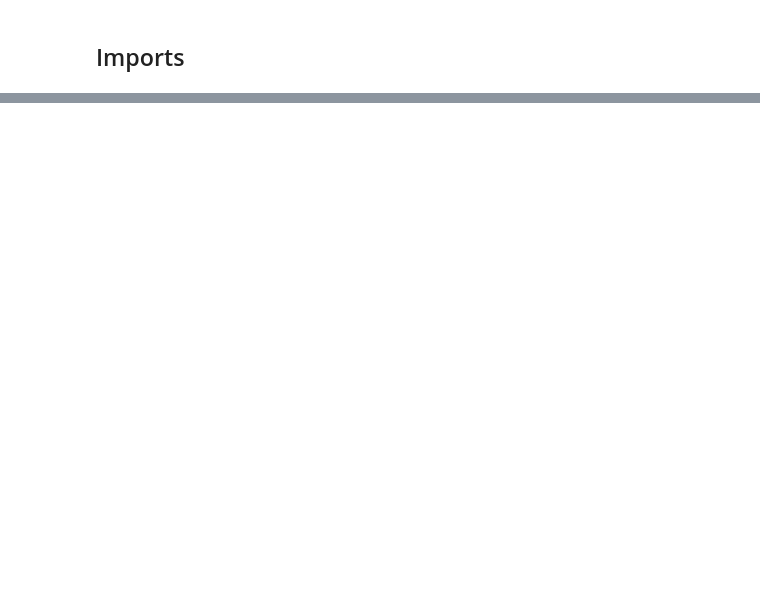
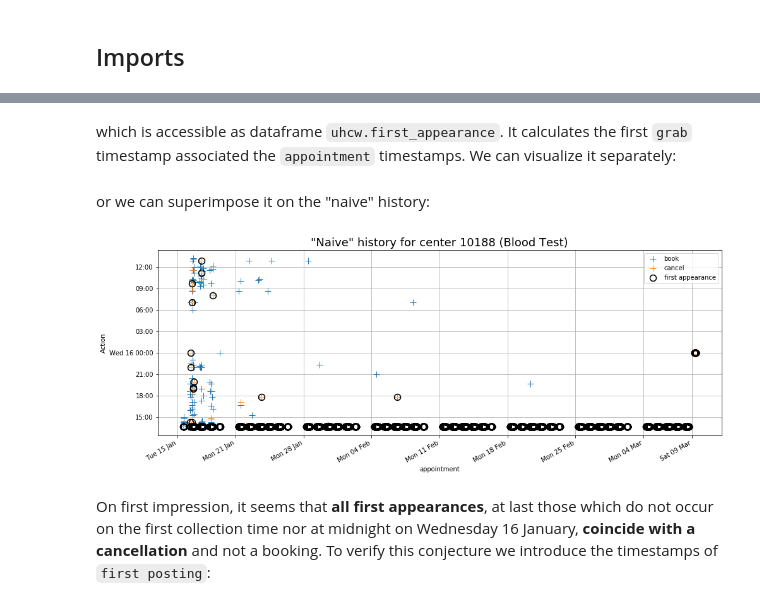
Before and after one commit to antoinechoffrut/UHCW, a Jupyter notebook: UHCW_reconstruction.ipynb, the cells around one changed output, grey strips where cells are left out. Drawn from its saved outputs; the diff is of its cells as text; code cells hidden in the pictures; blank space fills up the shorter version.

```diff
--- a/UHCW_reconstruction.ipynb
+++ b/UHCW_reconstruction.ipynb
@@ -168,0 +170,2 @@ print("{0}min {1}sec".format(run_time.seconds//60, run_time.seconds%60))
+# %% [markdown]
+which is accessible as dataframe `uhcw.first_appearance`.  It calculates the first `grab` timestamp associated the `appointment` timestamps.  We can visualize it separately:
@@ -168,0 +174,22 @@ print("{0}min {1}sec".format(run_time.seconds//60, run_time.seconds%60))
+# %% [markdown]
+or we can superimpose it on the "naive" history:
+# %%
+ax, _ = uhcw.plot(feature='naive history');
+uhcw.first_appearance.plot(
+    x='appointment',
+    y='first appearance',
+    **{'marker': ".",
+       'markersize': 10,
+       'markeredgecolor': "k",
+       'markeredgewidth': "10",
+       'markerfacecolor': "w",
+       'markersize': 3,
+       "linestyle": ""},
+    ax=ax
+);
+ax.legend(['book', 'cancel', 'first appearance'])
+ax.grid()
+# %% [output]
+[figure, added]
+# %% [markdown]
+On first impression, it seems that **all first appearances**, at last those which do not occur on the first collection time nor at midnight on Wednesday 16 January, **coincide with a cancellation** and not a booking.  To verify this conjecture we introduce the timestamps of `first posting`:
```
Also changed, not shown: parts of 63 cells of this notebook.
